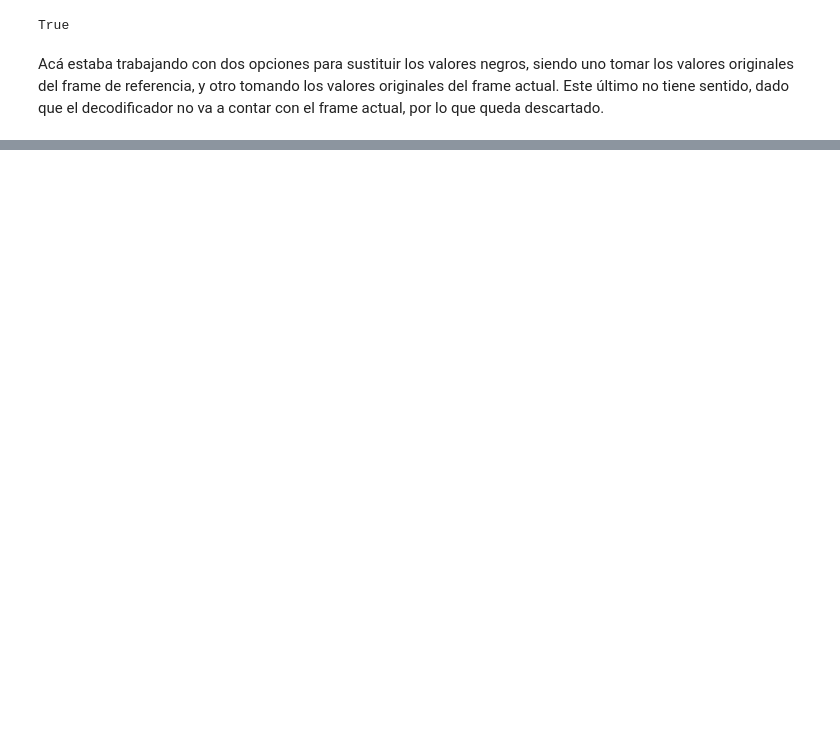
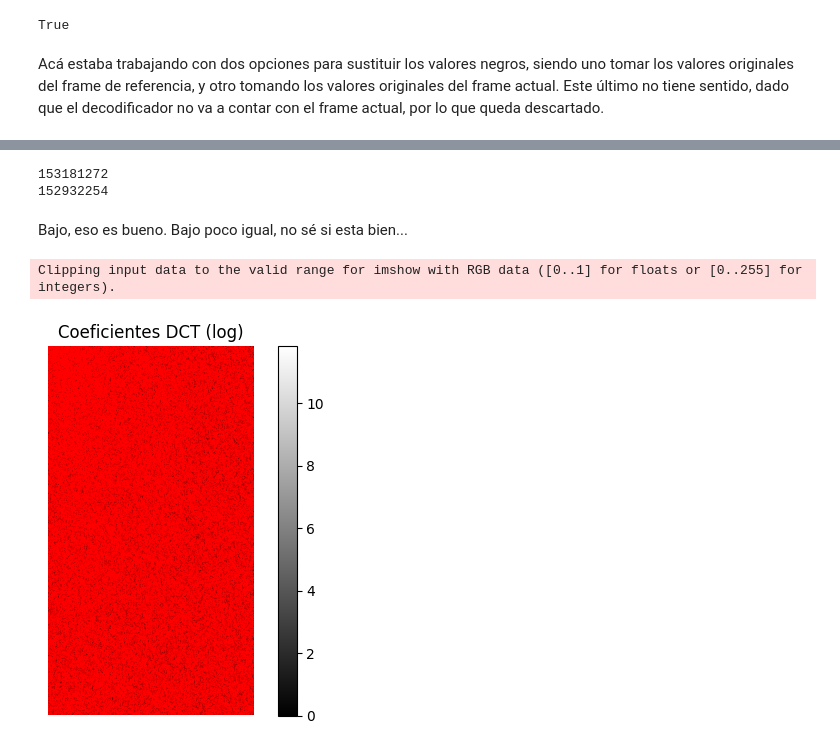
Before and after one commit to DiegoSC13/DCM_proyect, a Jupyter notebook: scripts/test.ipynb, the cells around one changed output, grey strips where cells are left out. Cells and saved outputs as stored; diff of their text form; code cells hidden in the pictures; blank space fills up the shorter version.

```diff
--- a/scripts/test.ipynb
+++ b/scripts/test.ipynb
@@ -190,0 +206,33 @@ Acá estaba trabajando con dos opciones para sustituir los valores negros, siend
+# %%
+#Chequeo la energía de cada diferencia
+
+diff_original = cv2.imread('/Users/diegosilveracoeff/Desktop/Fing/DCM/substract_frames.png')
+diff_corrected = cv2.imread('/Users/diegosilveracoeff/Desktop/Fing/DCM/substract_frames_corrected.png')
+
+energy_diff_original = np.sum(np.abs(diff_original))
+energy_diff_corrected = np.sum(np.abs(diff_corrected))
+
+print(energy_diff_original)
+print(energy_diff_corrected)
+# %% [output]
+153181272
+152932254
+# %% [markdown]
+Bajo, eso es bueno. Bajo poco igual, no sé si esta bien...
+# %%
+#Modulo de DCT
+from scipy.fftpack import dctn
+
+# Ejemplo de cálculo de la DCT
+data = np.array([...])  # Tu arreglo de datos
+dct_diff = dctn(diff_original, norm='ortho')  # DCT tipo 2
+
+
+plt.imshow(np.log(np.abs(dct_diff)), cmap='gray', vmin=0, vmax=np.log(np.max(np.abs(dct_diff))))
+plt.colorbar()
+plt.title('Coeficientes DCT (log)')
+plt.axis('off')  # Ocultar ejes
+plt.show()
+# %% [output]
+Clipping input data to the valid range for imshow with RGB data ([0..1] for floats or [0..255] for integers).
+[figure, added]
```
Also changed, not shown: parts of 2 cells of this notebook, 2 other files.
